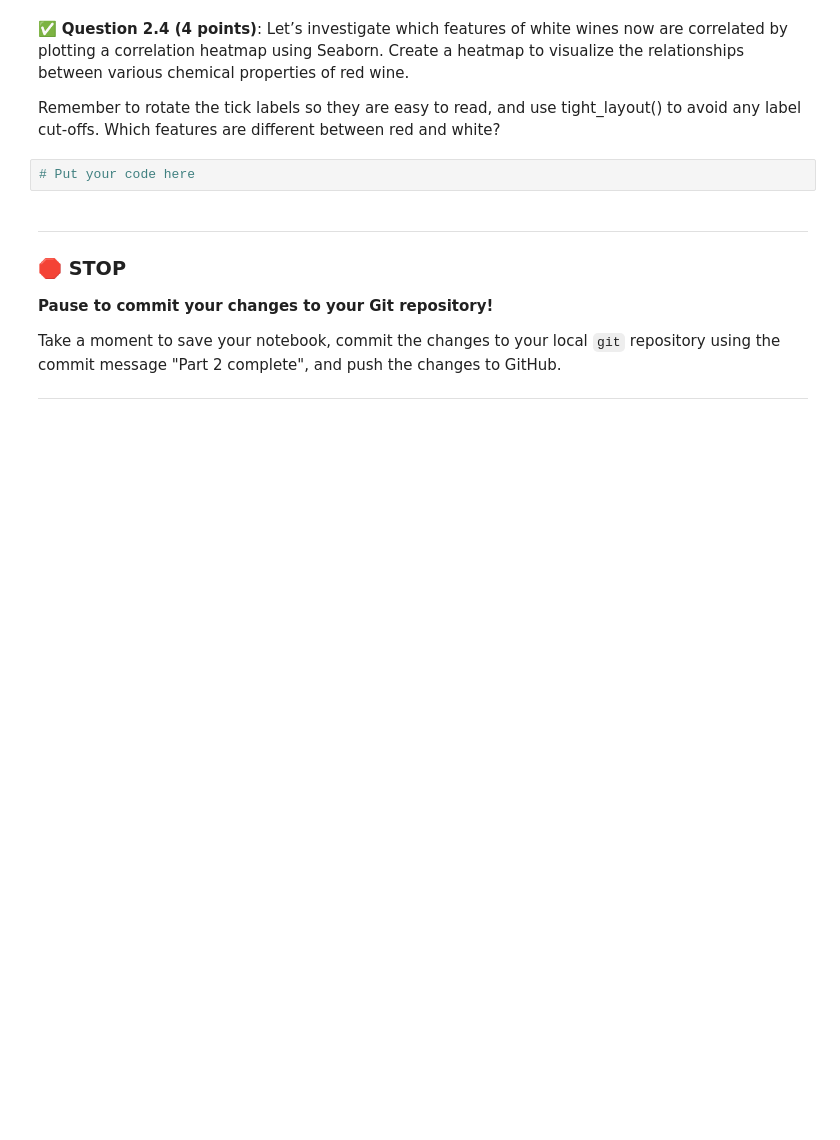
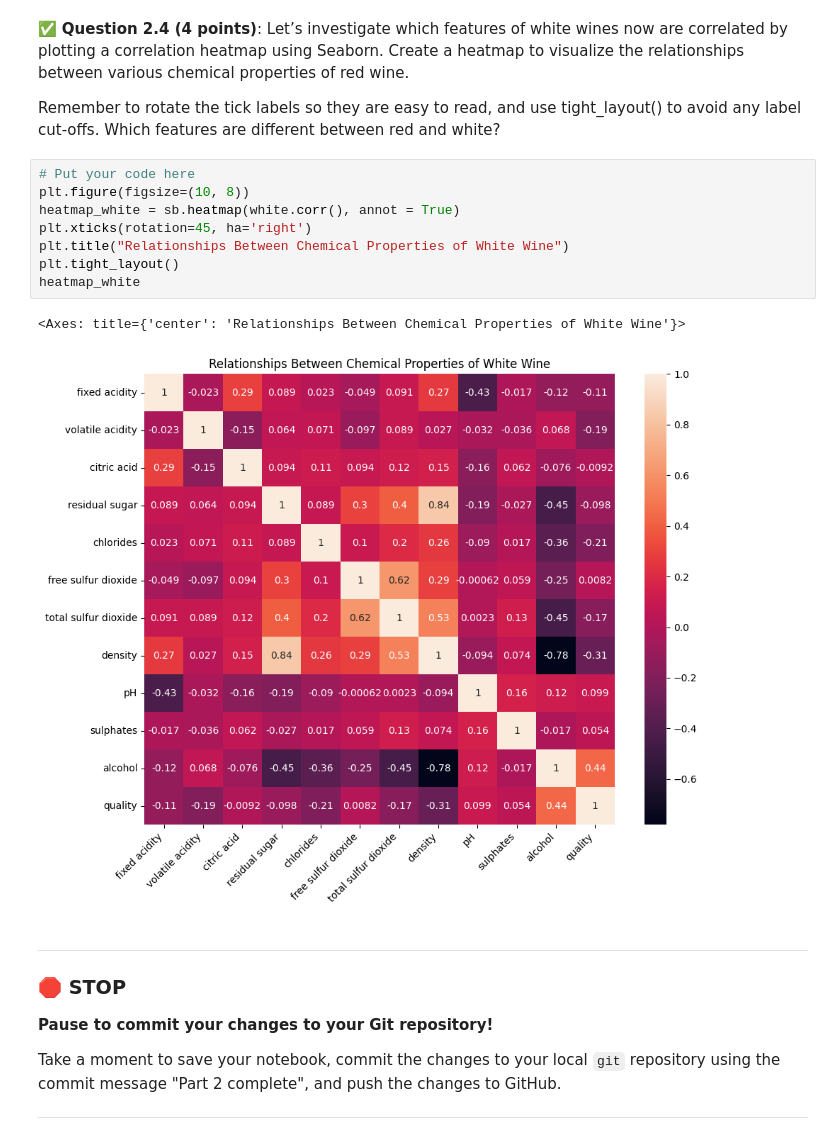
Before and after one commit to whitete3/CMSE202-f24-turnin, a Jupyter notebook: hw-03/HW-03_Regression-STUDENT.ipynb, the cells around one changed output. Saved outputs shown, nothing was run; the diff lists cells and outputs as text; blank space fills up the shorter version.

```diff
--- a/hw-03/HW-03_Regression-STUDENT.ipynb
+++ b/hw-03/HW-03_Regression-STUDENT.ipynb
@@ -82,8 +126,17 @@ Remember to rotate the tick labels so they are easy to read, and use tight_layou
 
 Remember to rotate the tick labels so they are easy to read, and use tight_layout() to avoid any label cut-offs.
 Which features are different between red and white?
-# %%
-# Put your code here
+# %%
+# Put your code here
+plt.figure(figsize=(10, 8))
+heatmap_white = sb.heatmap(white.corr(), annot = True)
+plt.xticks(rotation=45, ha='right')
+plt.title("Relationships Between Chemical Properties of White Wine")
+plt.tight_layout()
+heatmap_white
+# %% [output]
+<Axes: title={'center': 'Relationships Between Chemical Properties of White Wine'}>
+[figure, added]
 # %% [markdown]
 ---
 ### &#128721; STOP
```
Also changed, not shown: parts of 7 cells of this notebook, 3 other files.
